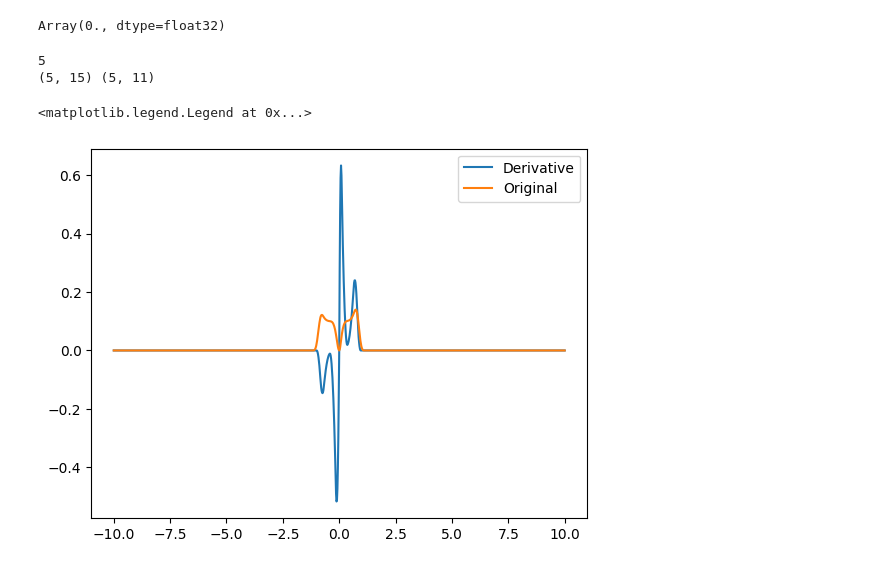
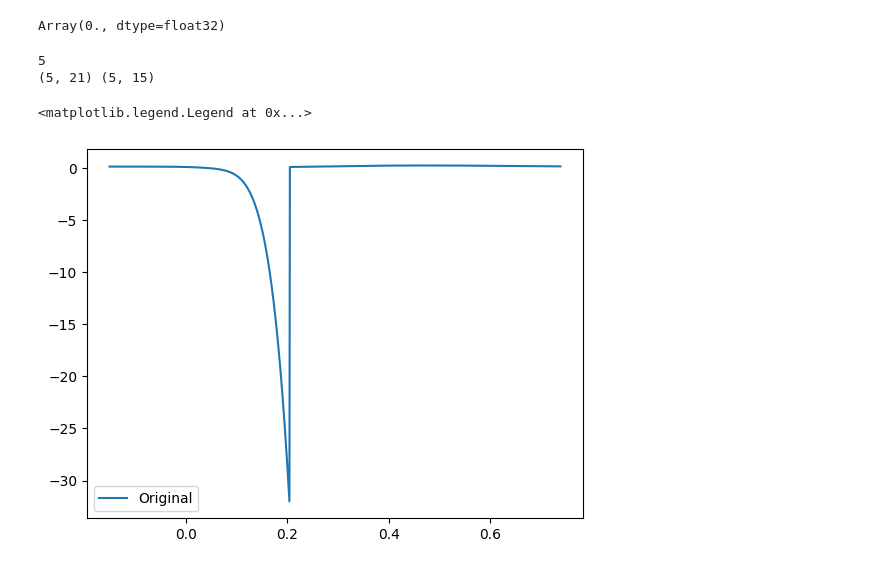
Before and after one commit to byu-magicc/splinx, a Jupyter notebook: Lyoponov.ipynb, the cells around one changed output. Saved outputs shown, nothing was run; the diff lists cells and outputs as text; code cells hidden in the pictures.

```diff
--- a/Lyoponov.ipynb
+++ b/Lyoponov.ipynb
@@ -235,56 +235,56 @@ def spline_derivative(x_eval, grid, coef, k):
 # %%
 config.update('jax_platform_name', 'cpu')
 
 num_sample = 1000
-k = 3
-spline_num = 2
+k = 5
+spline_num = 0
 
-grids = jnp.array([[-1.2432438 , -0.746161  , -0.24907821,  0.24800467,  0.7450874 ,
-         1.2421702 ],
-       [-3.0355766 , -1.6791472 , -0.3227179 ,  1.0337117 ,  2.3901408 ,
-         3.7465699 ],
-       [-0.6768435 , -0.41648528, -0.15612704,  0.10423124,  0.36458945,
-         0.62494767],
-       [-1.4936088 , -0.88528967, -0.2769705 ,  0.33134866,  0.9396678 ,
-         1.5479869 ],
-       [-2.3746228 , -1.4278635 , -0.48110414,  0.46565533,  1.4124146 ,
-         2.3591738 ]])
+grids = jnp.array([[-0.14992116,  0.02778678,  0.20549472,  0.38320267,  0.5609106 ,
+         0.7386185 ],
+       [-0.31046653, -0.02626354,  0.25793946,  0.54214245,  0.82634544,
+         1.1105484 ],
+       [ 0.01519397,  0.09510394,  0.17501391,  0.25492388,  0.33483386,
+         0.4147438 ],
+       [-0.28396076, -0.08405437,  0.11585203,  0.3157584 ,  0.5156648 ,
+         0.71557117],
+       [-0.2959199 , -0.03142828,  0.23306334,  0.49755496,  0.7620466 ,
+         1.0265381 ]])
 
-x_eval = jnp.repeat(jnp.linspace(-10, 10, num_sample+1)[None, :], coef.shape[0], axis=0)
+x_eval = jnp.repeat(jnp.linspace(grids[spline_num,0], grids[spline_num,-1], num_sample+1)[None, :], coef.shape[0], axis=0)
 
-coef = jnp.array([[0.12477916, 0.09934137, 0.09965841, 0.09914184, 0.09913632,
-        0.09970728, 0.09972807, 0.12547413],
-       [0.4516206 , 0.09930059, 0.09952505, 0.09899504, 0.09920763,
-        0.09959827, 0.096895  , 0.44445702],
-       [0.13964827, 0.10375783, 0.09953242, 0.0989156 , 0.09893472,
-        0.09960993, 0.10770113, 0.16667949],
-       [0.16132084, 0.1452285 , 0.09982439, 0.09861059, 0.09891745,
-        0.09982572, 0.13004777, 0.21586323],
-       [0.27699497, 0.12236702, 0.09983233, 0.09868665, 0.09892043,
-        0.099839  , 0.12581861, 0.21602975]])
+coef = jnp.array([[0.263342  , 0.1       , 0.1       , 0.1       , 0.11490703,
+        0.2522164 , 0.24252485, 0.13988452, 0.1       , 0.113674  ],
+       [0.58210176, 0.1       , 0.11701868, 0.1825358 , 0.1       ,
+        0.223909  , 0.2069066 , 0.138293  , 0.1       , 0.35249227],
+       [0.1       , 0.25633103, 0.1571898 , 0.11145783, 0.1       ,
+        0.1       , 0.1       , 0.1       , 0.21910024, 0.1       ],
+       [0.43635464, 0.1       , 0.10689634, 0.15091482, 0.1       ,
+        0.1408829 , 0.23832485, 0.13472956, 0.20160323, 0.1       ],
+       [0.54741526, 0.1       , 0.1       , 0.15056594, 0.1       ,
+        0.22480357, 0.15850396, 0.12803024, 0.1       , 0.5526312 ]])
 
 coef = jnp.hstack([coef[:,:coef.shape[1]//2], jnp.zeros((coef.shape[0], k)), coef[:,coef.shape[1]//2:]])
 num_grid_interval = coef.shape[1] - 2*k
 print(num_grid_interval)
 # grids = jnp.einsum('i,j->ij', jnp.ones(coef.shape[0],), jnp.linspace(-1,1,num_grid_interval+1))
 
 grid_around_zero = jnp.zeros((grids.shape[0], k)) # jnp.einsum('i,j->ij', jnp.ones(1,), jnp.zeros((k,))) # jnp.linspace(-.01,.01,k))
 grids = jnp.hstack([grids[:,:grids.shape[1]//2], grid_around_zero, grids[:,grids.shape[1]//2:]])
 
 extended_grids = extend_grid(grids, k)
 print(extended_grids.shape, coef.shape)
 # y_eval = coef2curve(x_eval, extended_grids, coef, k=k)
 
-y_eval = spline_derivative(x_eval, extended_grids, coef, k)
-# print(spline_derivative(jnp.array([[0.],[0.]]), extended_grids, coef, k))
-plt.plot(x_eval[spline_num, :], y_eval[spline_num, :], label='Derivative')
+# y_eval = spline_derivative(x_eval, extended_grids, coef, k)
+# # print(spline_derivative(jnp.array([[0.],[0.]]), extended_grids, coef, k))
+# plt.plot(x_eval[spline_num, :], y_eval[spline_num, :], label='Derivative')
 
 y_eval = coef2curve(x_eval, extended_grids, coef, k)
 plt.plot(x_eval[spline_num, :], y_eval[spline_num, :], label='Original')
 
 plt.legend()
 # %% [output]
 5
-(5, 15) (5, 11)
+(5, 21) (5, 15)
 <matplotlib.legend.Legend at 0x...>
-[figure, old version]
+[figure, new version]
```
